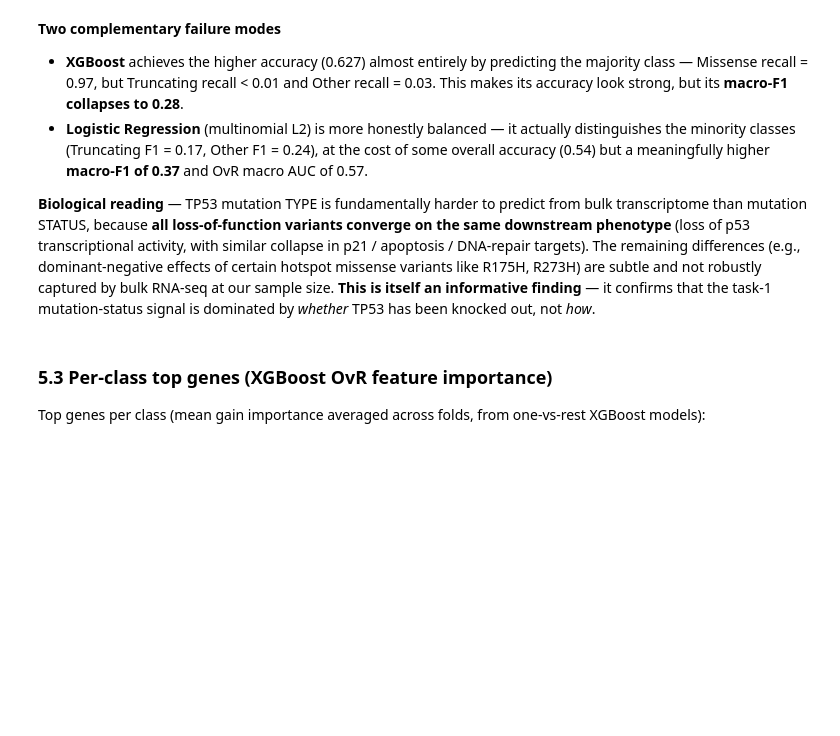
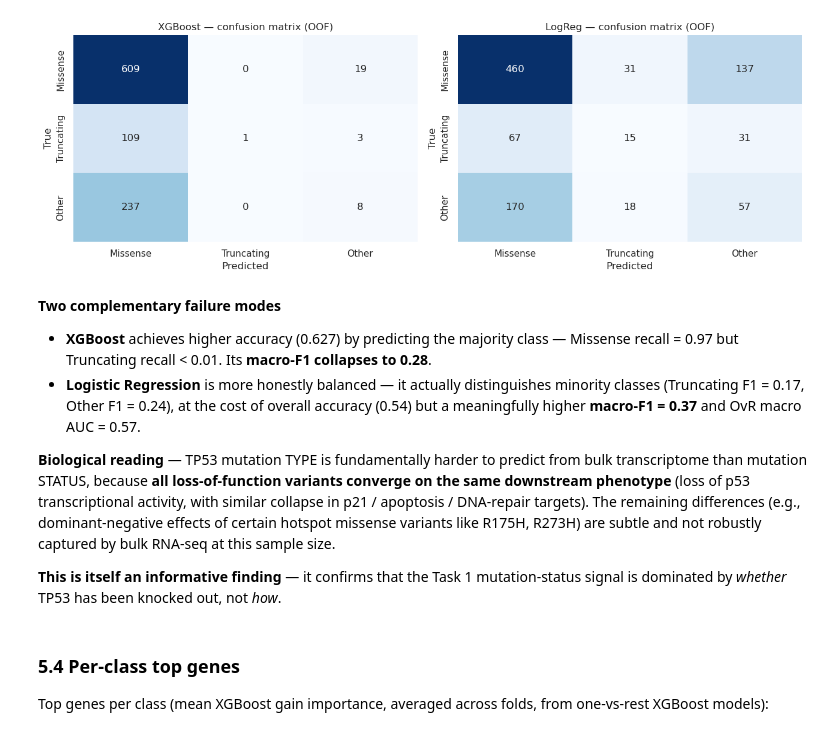
Before and after one commit to juliavikr/tp53-mutation-predictor, a Jupyter notebook: notebooks/02_final_report.ipynb, the cells around one changed output. Saved outputs shown, nothing was run; the diff lists cells and outputs as text; code cells hidden in the pictures; blank space fills up the shorter version.

```diff
--- a/notebooks/02_final_report.ipynb
+++ b/notebooks/02_final_report.ipynb
@@ -224,11 +604,11 @@ rows = []
 for name in ['xgb', 'logreg']:
     a = m['models'][name]
     rows.append({
-        'model': name.upper(),
+        'model': 'XGBoost' if name == 'xgb' else 'LogReg multinomial',
         'accuracy': a['accuracy'],
         'macro_f1': a['macro_f1'],
         'weighted_f1': a['weighted_f1'],
         'roc_auc_ovr_macro': a['roc_auc_ovr_macro'],
     })
 pd.DataFrame(rows).style.format({c: '{:.4f}' for c in
-    ['accuracy', 'macro_f1', 'weighted_f1', 'roc_auc_ovr_macro']})
+    ['accuracy','macro_f1','weighted_f1','roc_auc_ovr_macro']})
@@ -243,14 +637,35 @@ display(Image(str(PLOTS / 'multiclass_confusion_logreg.png')))
+# %%
+# Recompute confusion matrices inline from saved OOF predictions
+oof = pd.read_csv(PROC / 'multiclass_oof_preds.csv', index_col=0)
+classes = ['Missense', 'Truncating', 'Other']
+y_true = oof['true_class'].values
+
+fig, axes = plt.subplots(1, 2, figsize=(13, 4.5))
+for ax, model_prefix, name in [(axes[0], 'xgb', 'XGBoost'), (axes[1], 'logreg', 'LogReg')]:
+    proba = oof[[f'{model_prefix}_{c}' for c in classes]].values
+    pred_idx = proba.argmax(axis=1)
+    y_pred = np.array(classes)[pred_idx]
+    cm = confusion_matrix(y_true, y_pred, labels=classes)
+    sns.heatmap(cm, annot=True, fmt='d', cmap='Blues', cbar=False,
+                xticklabels=classes, yticklabels=classes, ax=ax)
+    ax.set_title(f'{name} — confusion matrix (OOF)')
+    ax.set_xlabel('Predicted'); ax.set_ylabel('True')
+plt.tight_layout(); plt.show()
+# %% [output]
+[figure, added]
 # %% [markdown]
 **Two complementary failure modes**
 
-- **XGBoost** achieves the higher accuracy (0.627) almost entirely by predicting the majority class — Missense recall = 0.97, but Truncating recall < 0.01 and Other recall = 0.03. This makes its accuracy look strong, but its **macro-F1 collapses to 0.28**.
-- **Logistic Regression** (multinomial L2) is more honestly balanced — it actually distinguishes the minority classes (Truncating F1 = 0.17, Other F1 = 0.24), at the cost of some overall accuracy (0.54) but a meaningfully higher **macro-F1 of 0.37** and OvR macro AUC of 0.57.
+- **XGBoost** achieves higher accuracy (0.627) by predicting the majority class — Missense recall = 0.97 but Truncating recall < 0.01. Its **macro-F1 collapses to 0.28**.
+- **Logistic Regression** is more honestly balanced — it actually distinguishes minority classes (Truncating F1 = 0.17, Other F1 = 0.24), at the cost of overall accuracy (0.54) but a meaningfully higher **macro-F1 = 0.37** and OvR macro AUC = 0.57.
 
-**Biological reading** — TP53 mutation TYPE is fundamentally harder to predict from bulk transcriptome than mutation STATUS, because **all loss-of-function variants converge on the same downstream phenotype** (loss of p53 transcriptional activity, with similar collapse in p21 / apoptosis / DNA-repair targets). The remaining differences (e.g., dominant-negative effects of certain hotspot missense variants like R175H, R273H) are subtle and not robustly captured by bulk RNA-seq at our sample size. **This is itself an informative finding** — it confirms that the task-1 mutation-status signal is dominated by *whether* TP53 has been knocked out, not *how*.
+**Biological reading** — TP53 mutation TYPE is fundamentally harder to predict from bulk transcriptome than mutation STATUS, because **all loss-of-function variants converge on the same downstream phenotype** (loss of p53 transcriptional activity, with similar collapse in p21 / apoptosis / DNA-repair targets). The remaining differences (e.g., dominant-negative effects of certain hotspot missense variants like R175H, R273H) are subtle and not robustly captured by bulk RNA-seq at this sample size.
+
+**This is itself an informative finding** — it confirms that the Task 1 mutation-status signal is dominated by *whether* TP53 has been knocked out, not *how*.
 # %% [markdown]
-### 5.3 Per-class top genes (XGBoost OvR feature importance)
+### 5.4 Per-class top genes
 
-Top genes per class (mean gain importance averaged across folds, from one-vs-rest XGBoost models):
+Top genes per class (mean XGBoost gain importance, averaged across folds, from one-vs-rest XGBoost models):
 # %%
 tg = pd.read_csv(PROC / 'top_genes_multiclass.csv')
 for cls in ['Missense', 'Truncating', 'Other']:
```
Also changed, not shown: parts of 73 cells of this notebook.
